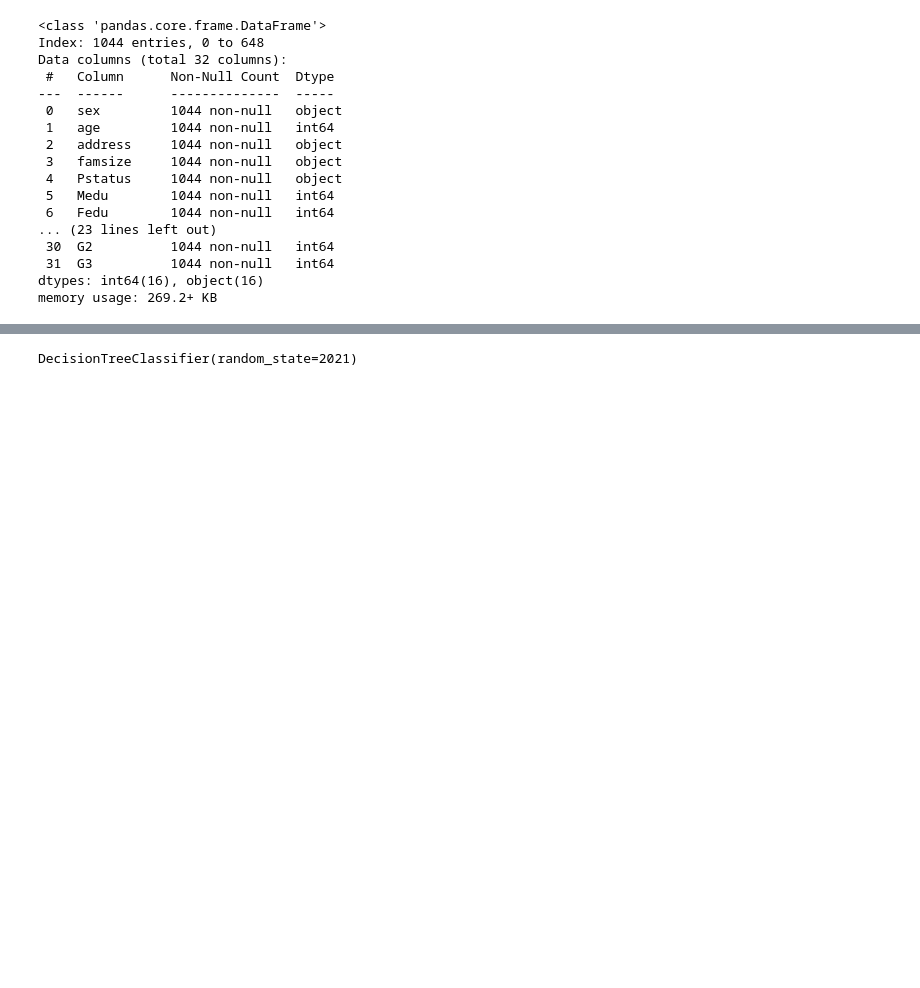
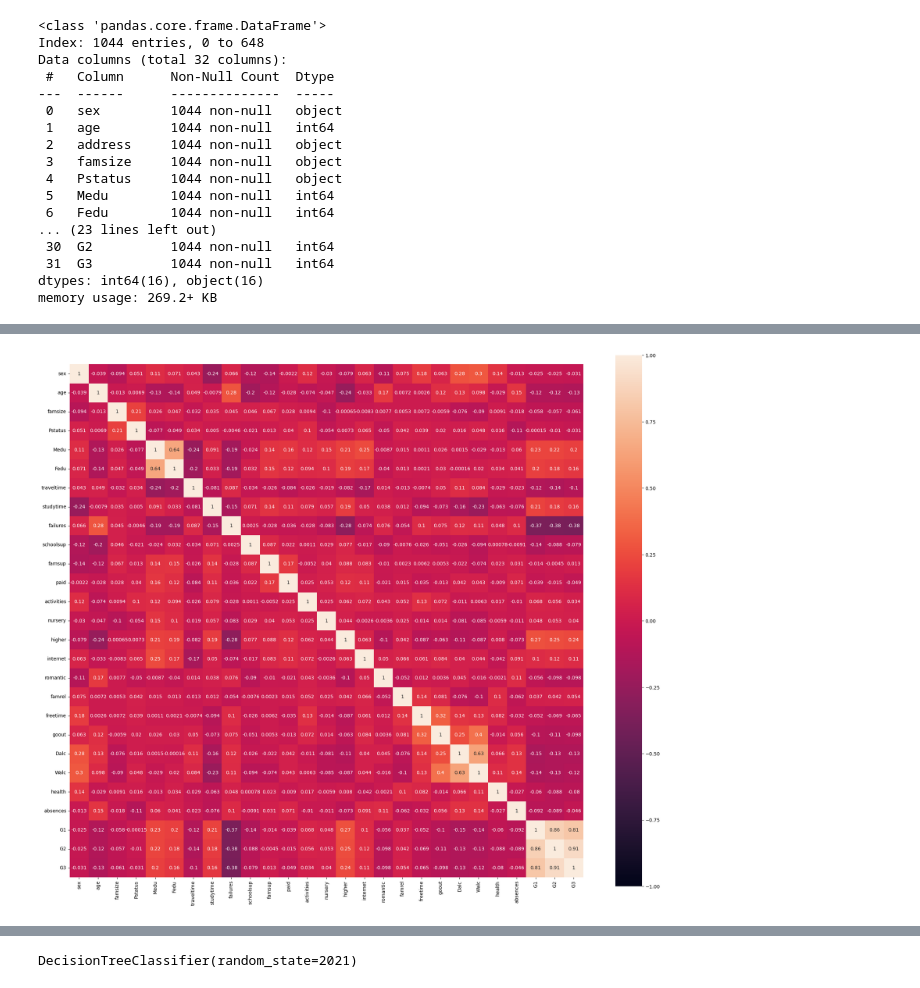
Before and after one commit to Nuno23C/DAA-TP, a Jupyter notebook: student.ipynb, the cells around one changed output, grey strips where cells are left out. Cells and saved outputs as stored; diff of their text form; code cells hidden in the pictures; blank space fills up the shorter version.

Commit message:
correlation matrix

```diff
--- a/student.ipynb
+++ b/student.ipynb
@@ -105,3 +105,29 @@ Data columns (total 32 columns):
  31  G3          1044 non-null   int64
 dtypes: int64(16), object(16)
 memory usage: 269.2+ KB
+# %%
+df_corr = student_data
+
+df_corr.drop(['address','Mjob', 'Fjob', 'reason', 'guardian'], axis=1, inplace=True)
+
+df_corr['sex'] = df_corr['sex'].map({'F': 0, 'M': 1})
+
+df_corr['famsize'] = df_corr['famsize'].map({'LE3': 0, 'GT3': 1})
+
+df_corr['Pstatus'] = df_corr['Pstatus'].map({'A': 0, 'T': 1})
+
+df_corr['schoolsup'] = df_corr['schoolsup'].map({'no': 0, 'yes': 1})
+
+df_corr['famsup'] = df_corr['famsup'].map({'no': 0, 'yes': 1})
+
+df_corr['paid'] = df_corr['paid'].map({'no': 0, 'yes': 1})
+
+df_corr['activities'] = df_corr['activities'].map({'no': 0, 'yes': 1})
+
+df_corr['nursery'] = df_corr['nursery'].map({'no': 0, 'yes': 1})
+
+df_corr['higher'] = df_corr['higher'].map({'no': 0, 'yes': 1})
+
+df_corr['internet'] = df_corr['internet'].map({'no': 0, 'yes': 1})
+
+df_corr['romantic'] = df_corr['romantic'].map({'no': 0, 'yes': 1})
@@ -107,0 +150,6 @@ memory usage: 269.2+ KB
+# %%
+corr_matrix = df_corr.corr(numeric_only=True)
+f,ax = plt.subplots(figsize=(24,20))
+sns.heatmap(corr_matrix,vmin=-1,vmax=1, square = True, annot = True);
+# %% [output]
+[figure, added]
```
Also changed, not shown: parts of 9 cells of this notebook, 1 other file.
